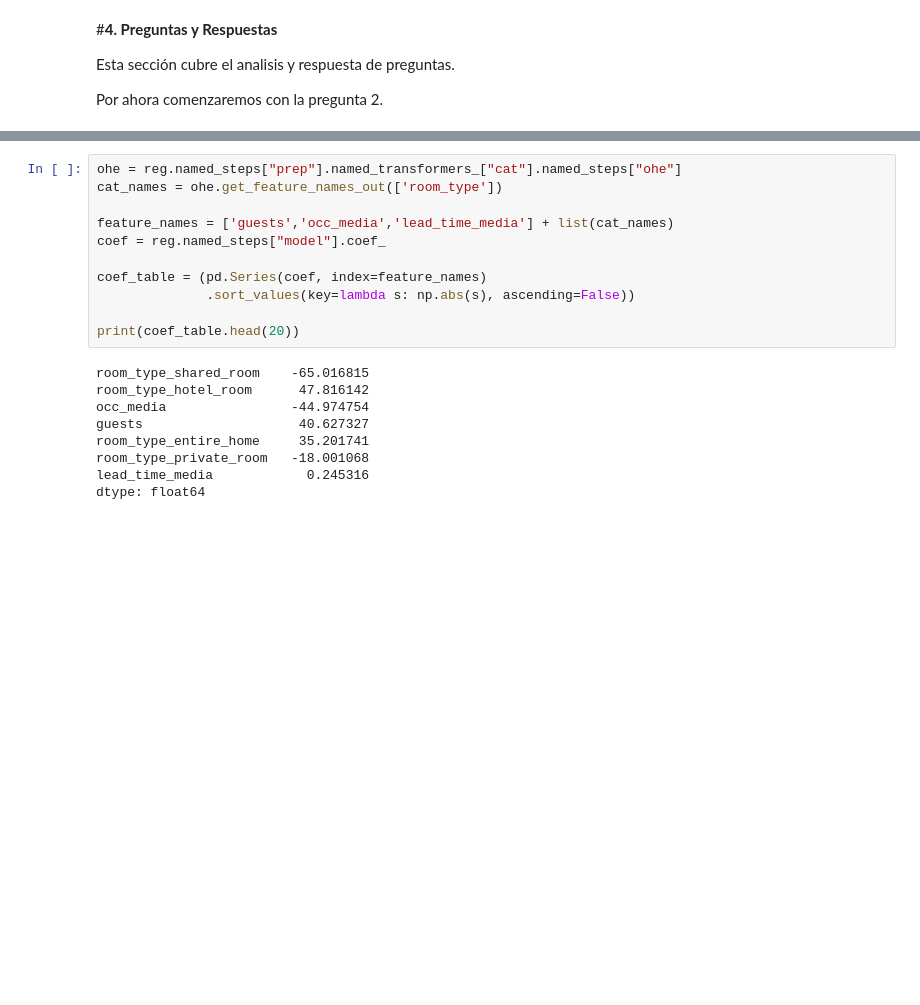
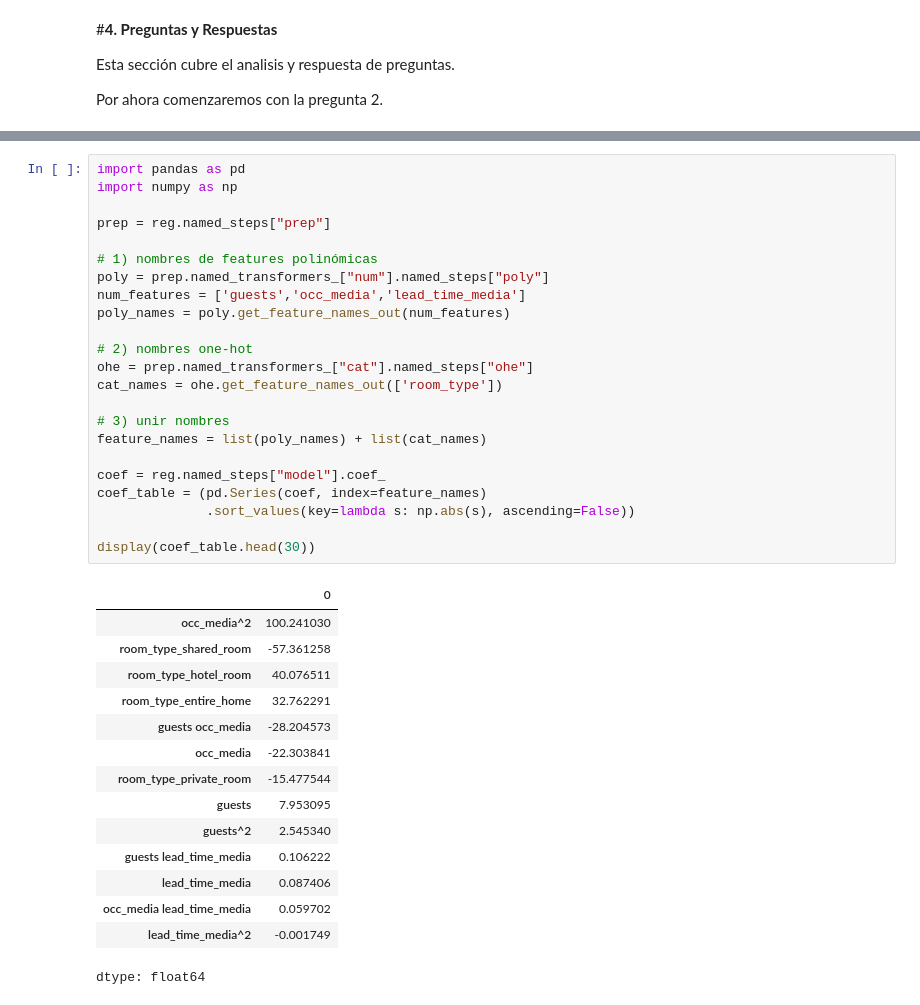
Before and after one commit to Rajevic-0/Proyecto-Mineria-De-Datos, a Jupyter notebook: Notebooks/Hito_1.ipynb, the cells around one changed output, grey strips where cells are left out. Cells and saved outputs as stored; diff of their text form; blank space fills up the shorter version.

```diff
--- a/Notebooks/Hito_1.ipynb
+++ b/Notebooks/Hito_1.ipynb
@@ -579,20 +636,39 @@ Top ciudades con precio por debajo de lo esperado (subprecio):
 # %%
-ohe = reg.named_steps["prep"].named_transformers_["cat"].named_steps["ohe"]
+import pandas as pd
+import numpy as np
+
+prep = reg.named_steps["prep"]
+
+# 1) nombres de features polinómicas
+poly = prep.named_transformers_["num"].named_steps["poly"]
+num_features = ['guests','occ_media','lead_time_media']
+poly_names = poly.get_feature_names_out(num_features)
+
+# 2) nombres one-hot
+ohe = prep.named_transformers_["cat"].named_steps["ohe"]
 cat_names = ohe.get_feature_names_out(['room_type'])
 
-feature_names = ['guests','occ_media','lead_time_media'] + list(cat_names)
+# 3) unir nombres
+feature_names = list(poly_names) + list(cat_names)
+
 coef = reg.named_steps["model"].coef_
-
 coef_table = (pd.Series(coef, index=feature_names)
               .sort_values(key=lambda s: np.abs(s), ascending=False))
 
-print(coef_table.head(20))
+display(coef_table.head(30))
 # %% [output]
+|  | 0 |
+| occ_media^2 | 100.241030 |
+| room_type_shared_room | -57.361258 |
+| room_type_hotel_room | 40.076511 |
+| room_type_entire_home | 32.762291 |
+| guests occ_media | -28.204573 |
+| occ_media | -22.303841 |
+| room_type_private_room | -15.477544 |
+| guests | 7.953095 |
+| guests^2 | 2.545340 |
+| guests lead_time_media | 0.106222 |
+| lead_time_media | 0.087406 |
+| occ_media lead_time_media | 0.059702 |
+| lead_time_media^2 | -0.001749 |
-room_type_shared_room    -65.016815
-room_type_hotel_room      47.816142
-occ_media                -44.974754
-guests                    40.627327
-room_type_entire_home     35.201741
-room_type_private_room   -18.001068
-lead_time_media            0.245316
 dtype: float64
```
Also changed, not shown: parts of 4 cells of this notebook.
